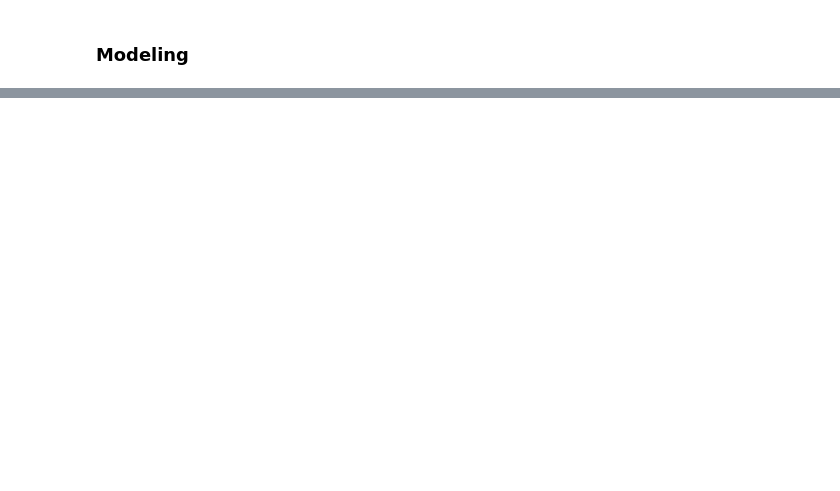
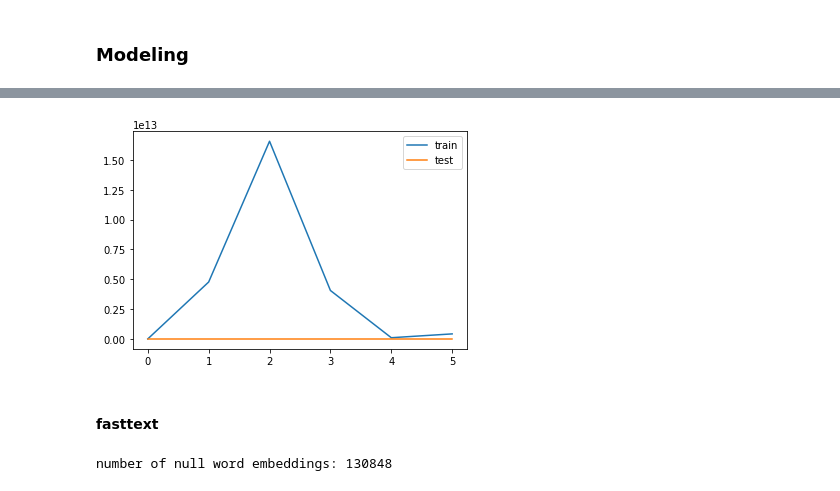
Before and after one commit to hjkim909/Toxic_Comment_Classification, a Jupyter notebook: Modeling.ipynb, the cells around one changed output, grey strips where cells are left out. Saved outputs shown, nothing was run; the diff lists cells and outputs as text; code cells hidden in the pictures; blank space fills up the shorter version.

```diff
--- a/Modeling.ipynb
+++ b/Modeling.ipynb
@@ -149,0 +331,10 @@ list_tokenized_test = tokenizer.texts_to_sequences(list_sentences_test)
+# %%
+# plot history
+plt.plot(hist.history['loss'], label='train')
+plt.plot(hist.history['val_loss'], label='test')
+plt.legend()
+plt.show()
+# %% [output]
+[figure, added]
+# %% [markdown]
+#### fasttext
@@ -149,0 +352,16 @@ list_tokenized_test = tokenizer.texts_to_sequences(list_sentences_test)
+# %%
+words_not_found = []
+nb_words = min(MAX_NB_WORDS, len(word_index))
+embedding_matrix = np.zeros((nb_words, embed_dim))
+for word, i in word_index.items():
+    if i >= nb_words:
+        continue
+    embedding_vector = embeddings_index.get(word)
+    if (embedding_vector is not None) and len(embedding_vector) > 0:
+        # words not found in embedding index will be all-zeros.
+        embedding_matrix[i] = embedding_vector
+    else:
+        words_not_found.append(word)
+print('number of null word embeddings: %d' % np.sum(np.sum(embedding_matrix, axis=1) == 0))
+# %% [output]
+number of null word embeddings: 130848
```
Also changed, not shown: parts of 34 cells of this notebook.
